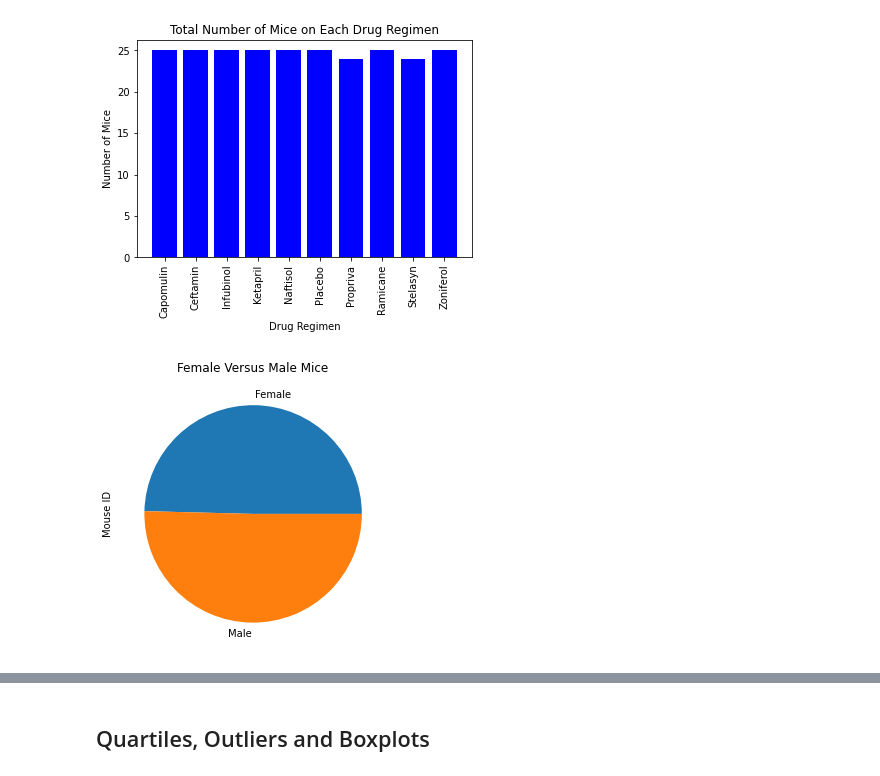
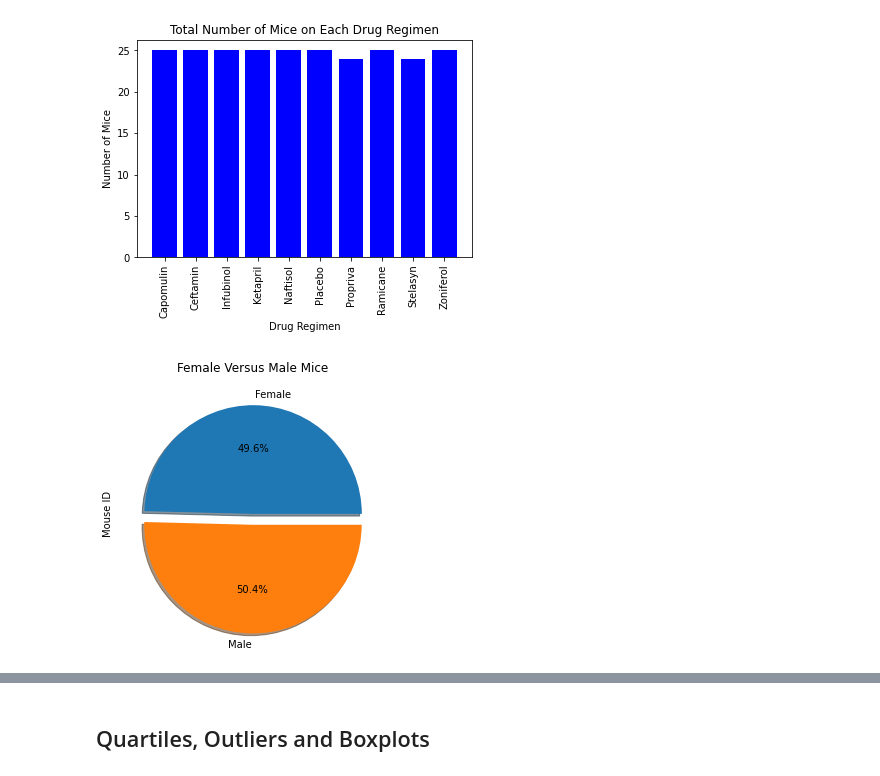
Before and after one commit to Courtneyrobison3/matplotlib-challenge, a Jupyter notebook: pymaceuticals_starter.ipynb, the cells around one changed output, grey strips where cells are left out. Saved outputs shown, nothing was run; the diff lists cells and outputs as text; code cells hidden in the pictures.

Commit message:
completed pie chart using matplotlib

```diff
--- a/pymaceuticals_starter.ipynb
+++ b/pymaceuticals_starter.ipynb
@@ -211,20 +211,14 @@ Text(0, 0.5, 'Number of Mice')
 # %%
 # Generate a pie plot showing the distribution of female versus male mice using pandas
 sex = merged_clean.groupby("Sex")
 MouseID = sex['Mouse ID'].nunique()
+explode = (0,0.1)
 
 
-#male = merged_clean.loc[merged_clean["Sex"] == "Male",:]['Mouse ID'].nunique()
-#female = merged_clean.loc[merged_clean["Sex"] == "Female",:]['Mouse ID'].nunique()
-
-
-#Sex = pd.DataFrame({'Male': male,
-                   #'Female': female})
-#Sex = merged_clean['Male', 'Female'].nunique()
-MouseID.plot.pie(figsize=(5,5), autopct='%1.1f%%')
+MouseID.plot.pie(figsize=(5,5), explode=explode, shadow=True, autopct='%1.1f%%')
 plt.title("Female Versus Male Mice")
 plt.show()
 # %% [output]
-[figure, old version]
+[figure, new version]
 # %%
 # Generate a pie plot showing the distribution of female versus male mice using pyplot
```
Also changed, not shown: parts of 2 cells of this notebook.
